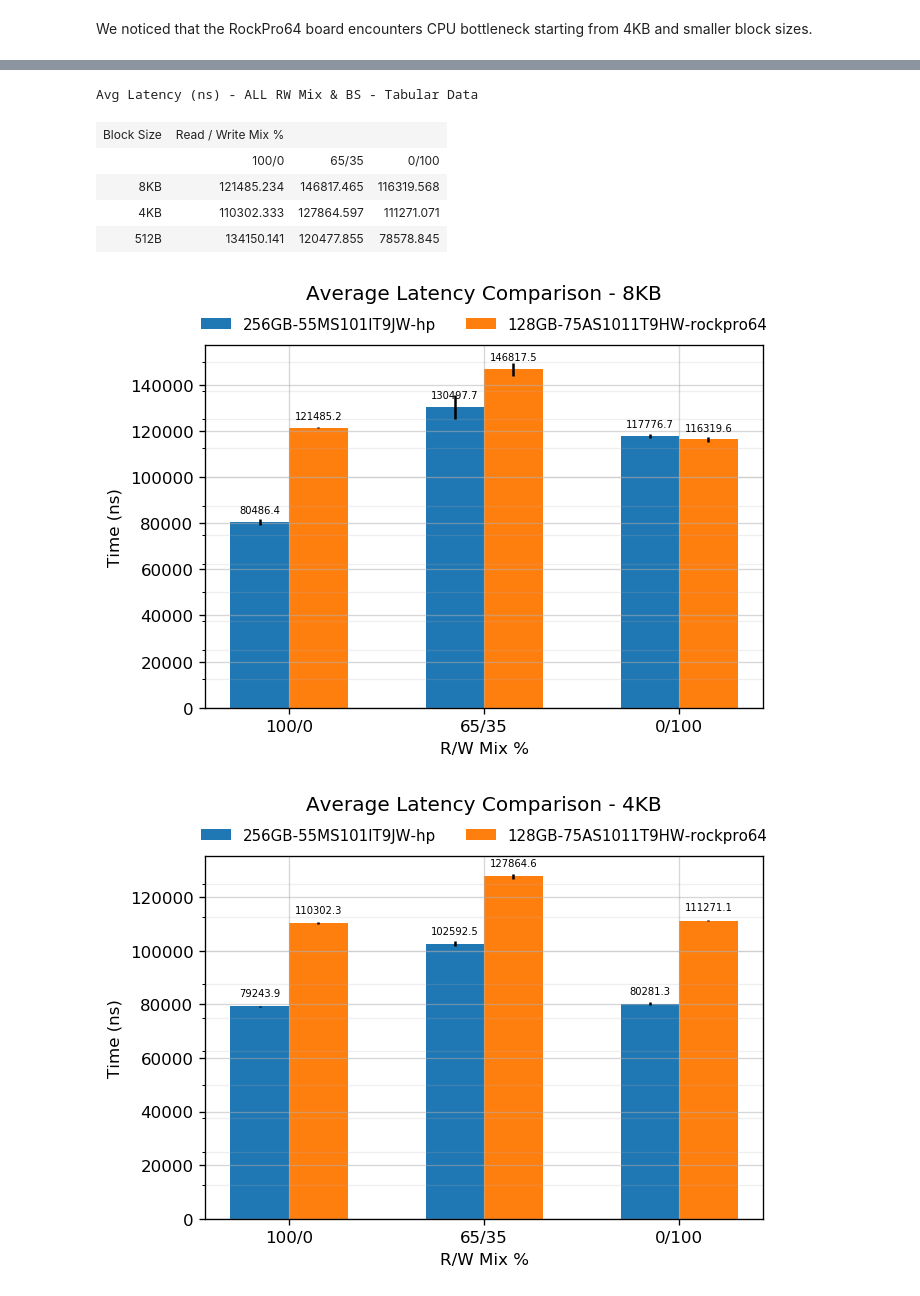
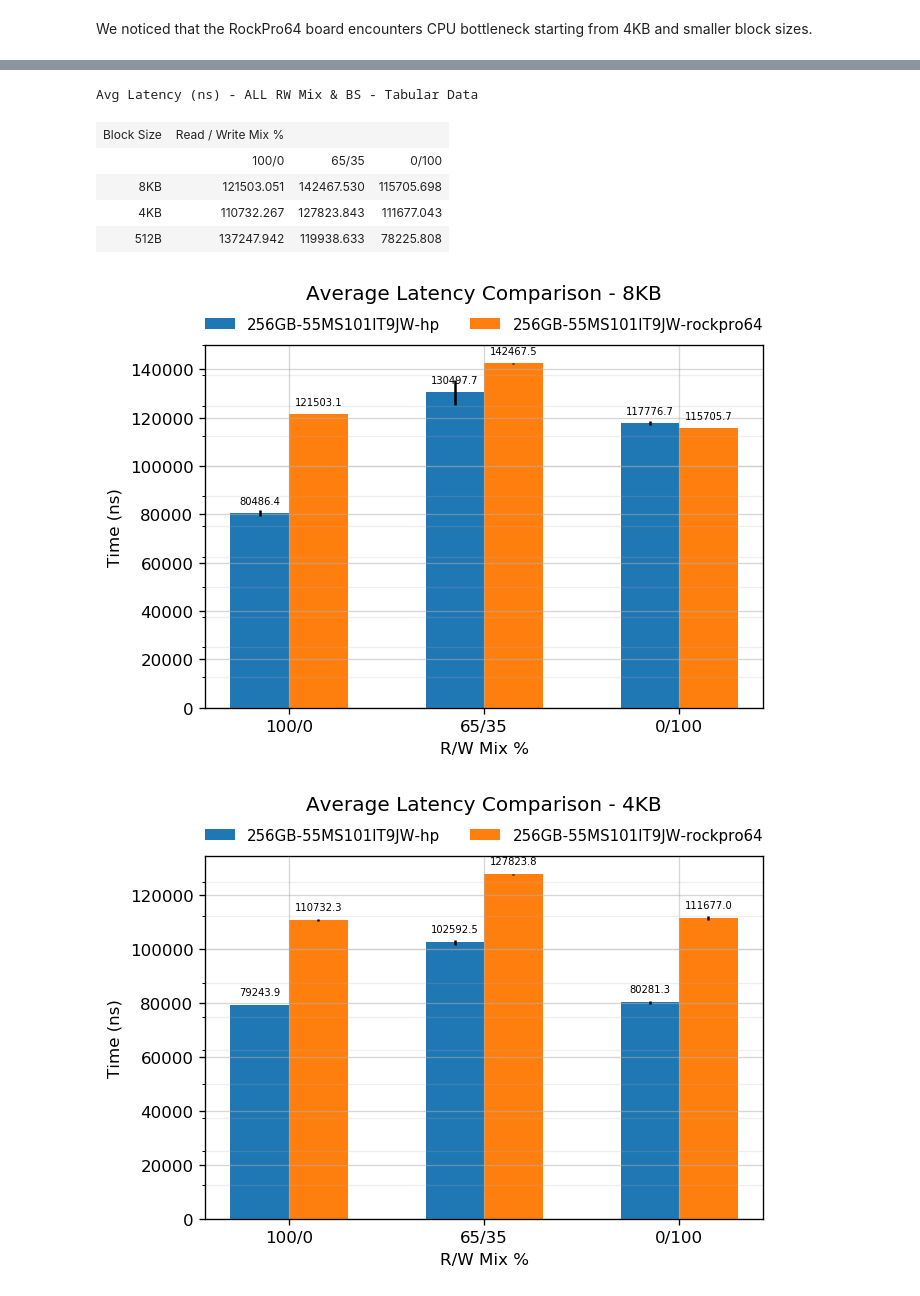
Before and after one commit to ljishen/SSSPT, a Jupyter notebook: analysis/notebooks/conclusion.ipynb, the cells around one changed output, grey strips where cells are left out. Drawn from its saved outputs; the diff is of its cells as text; code cells hidden in the pictures.

```diff
--- a/analysis/notebooks/conclusion.ipynb
+++ b/analysis/notebooks/conclusion.ipynb
@@ -153,27 +174,34 @@ We noticed that the RockPro64 board encounters CPU bottleneck starting from 4KB
 # %%
 %run 'common/plot_lat.py'
 
 plot_measurement_window_tabular('hp/lat/3')
-plot_measurement_window_tabular('rockpro64/lat/4')
-
+plot_measurement_window_tabular('rockpro64/lat/3')
 plot_lat_comp({
     '256GB-55MS101IT9JW-hp':        'hp/lat/3',
+    '256GB-55MS101IT9JW-rockpro64': 'rockpro64/lat/3'
+})
+
+
+plot_measurement_window_tabular('hp/lat/4')
+plot_measurement_window_tabular('rockpro64/lat/4')
+plot_lat_comp({
+    '128GB-75AS1011T9HW-hp':        'hp/lat/4',
     '128GB-75AS1011T9HW-rockpro64': 'rockpro64/lat/4'
 })
 # %% [output]
 ---
 Avg Latency (ns) - ALL RW Mix & BS - Tabular Data
 | Block Size | Read / Write Mix % |  |  |
 |  | 100/0 | 65/35 | 0/100 |
 | 8KB | 80486.351 | 130497.684 | 117776.747 |
 | 4KB | 79243.850 | 102592.497 | 80281.265 |
 | 512B | 121518.433 | 112571.615 | 79454.711 |
 ---
 Avg Latency (ns) - ALL RW Mix & BS - Tabular Data
 | Block Size | Read / Write Mix % |  |  |
 |  | 100/0 | 65/35 | 0/100 |
-| 8KB | 121485.234 | 146817.465 | 116319.568 |
-| 4KB | 110302.333 | 127864.597 | 111271.071 |
-| 512B | 134150.141 | 120477.855 | 78578.845 |
+| 8KB | 121503.051 | 142467.530 | 115705.698 |
+| 4KB | 110732.267 | 127823.843 | 111677.043 |
+| 512B | 137247.942 | 119938.633 | 78225.808 |
-[figure, old version]
+[figure, new version]
-[figure, old version]
+[figure, new version]
```
Also changed, not shown: parts of 3 cells of this notebook, 48 other files.
